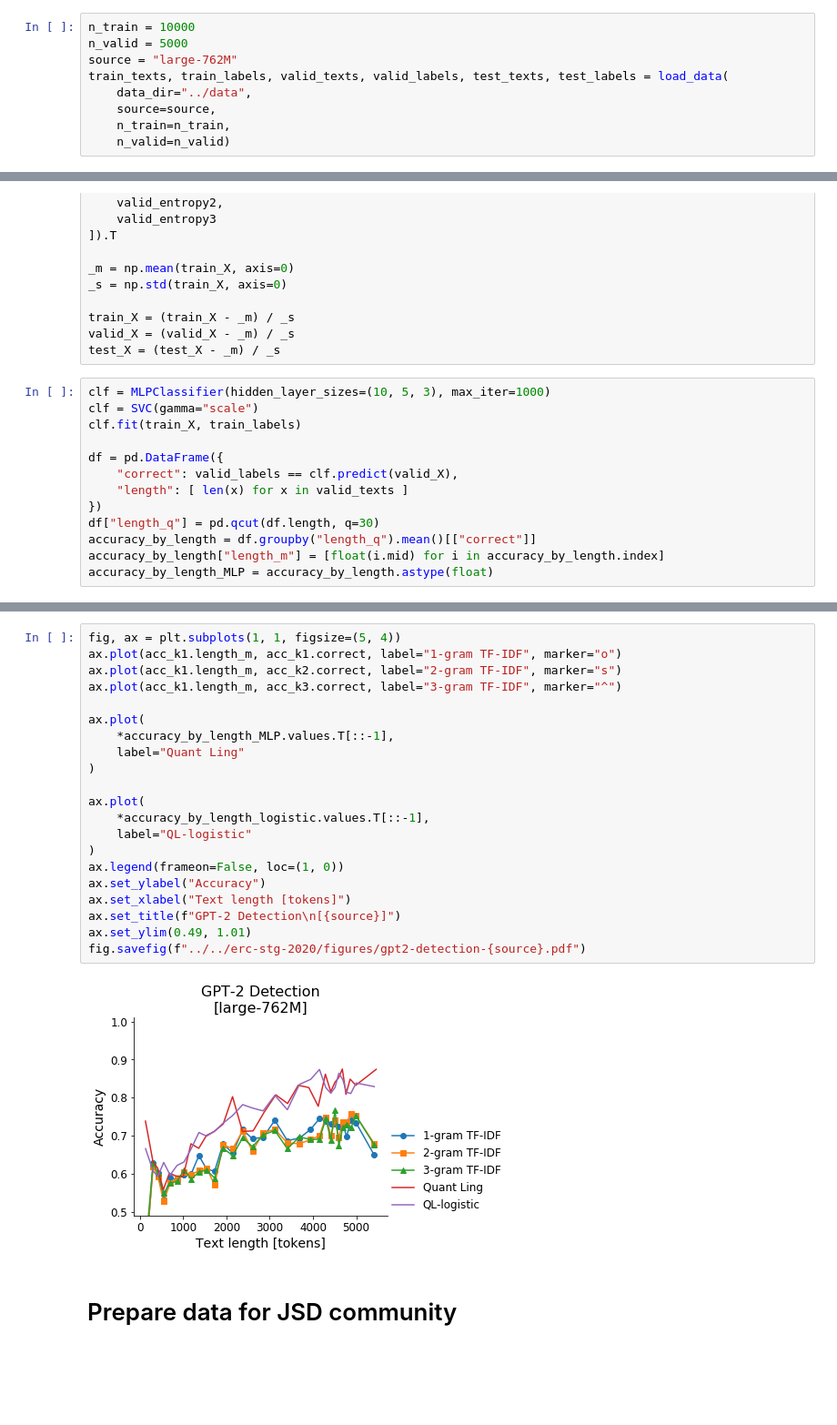
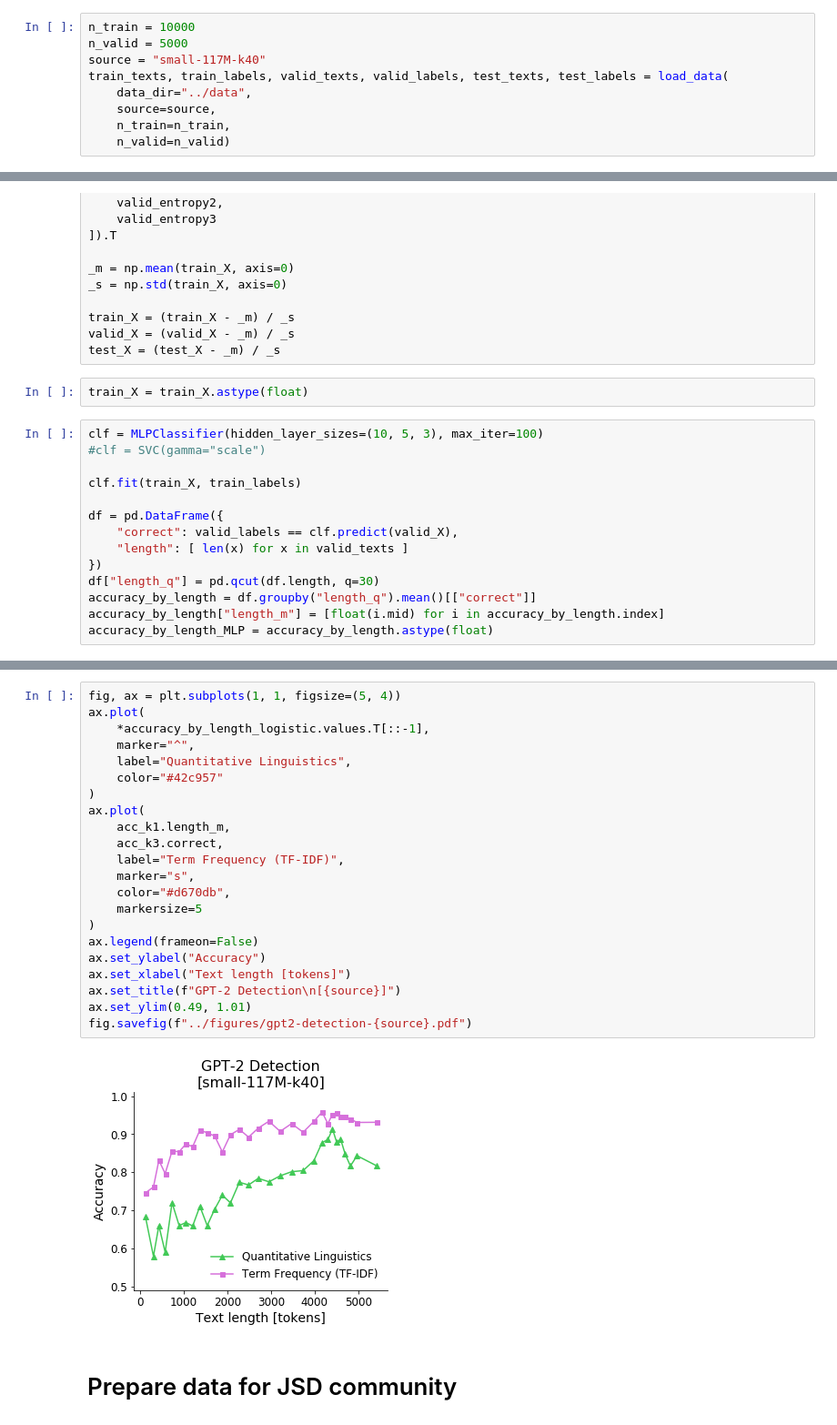
Before and after one commit to fontclos/gpt-2-output-dataset, a Jupyter notebook: notebooks/baseline-explore.ipynb, the cells around one changed output, grey strips where cells are left out. Shown: that part at 91% size. Cells and saved outputs as stored; diff of their text form; blank space fills up the shorter version.

Commit message:
figures

```diff
--- a/notebooks/baseline-explore.ipynb
+++ b/notebooks/baseline-explore.ipynb
@@ -163,7 +163,7 @@ def get_gutenberg_pieces(desired_lengths):
 # %%
 n_train = 10000
 n_valid = 5000
-source = "large-762M"
+source = "small-117M-k40"
 train_texts, train_labels, valid_texts, valid_labels, test_texts, test_labels = load_data(
     data_dir="../data",
     source=source,
@@ -290,9 +295,12 @@ _s = np.std(train_X, axis=0)
 train_X = (train_X - _m) / _s
 valid_X = (valid_X - _m) / _s
 test_X = (test_X - _m) / _s
+# %%
+train_X = train_X.astype(float)
 # %%
-clf = MLPClassifier(hidden_layer_sizes=(10, 5, 3), max_iter=1000)
-clf = SVC(gamma="scale")
+clf = MLPClassifier(hidden_layer_sizes=(10, 5, 3), max_iter=100)
+#clf = SVC(gamma="scale")
+
 clf.fit(train_X, train_labels)
 
 df = pd.DataFrame({
@@ -316,26 +323,27 @@ Fitting 1 folds for each of 7 candidates, totalling 7 fits
 # %%
 fig, ax = plt.subplots(1, 1, figsize=(5, 4))
-ax.plot(acc_k1.length_m, acc_k1.correct, label="1-gram TF-IDF", marker="o")
-ax.plot(acc_k1.length_m, acc_k2.correct, label="2-gram TF-IDF", marker="s")
-ax.plot(acc_k1.length_m, acc_k3.correct, label="3-gram TF-IDF", marker="^")
-
-ax.plot(
-    *accuracy_by_length_MLP.values.T[::-1],
-    label="Quant Ling"
-)
-
 ax.plot(
     *accuracy_by_length_logistic.values.T[::-1],
-    label="QL-logistic"
+    marker="^",
+    label="Quantitative Linguistics",
+    color="#42c957"
 )
-ax.legend(frameon=False, loc=(1, 0))
+ax.plot(
+    acc_k1.length_m,
+    acc_k3.correct,
+    label="Term Frequency (TF-IDF)",
+    marker="s",
+    color="#d670db",
+    markersize=5
+)
+ax.legend(frameon=False)
 ax.set_ylabel("Accuracy")
 ax.set_xlabel("Text length [tokens]")
 ax.set_title(f"GPT-2 Detection\n[{source}]")
 ax.set_ylim(0.49, 1.01)
-fig.savefig(f"../../erc-stg-2020/figures/gpt2-detection-{source}.pdf")
+fig.savefig(f"../figures/gpt2-detection-{source}.pdf")
 # %% [output]
-[figure, old version]
+[figure, new version]
 # %% [markdown]
 # Prepare data for JSD community
 # %%
```
Also changed, not shown: parts of 5 cells of this notebook, 12 other files.
